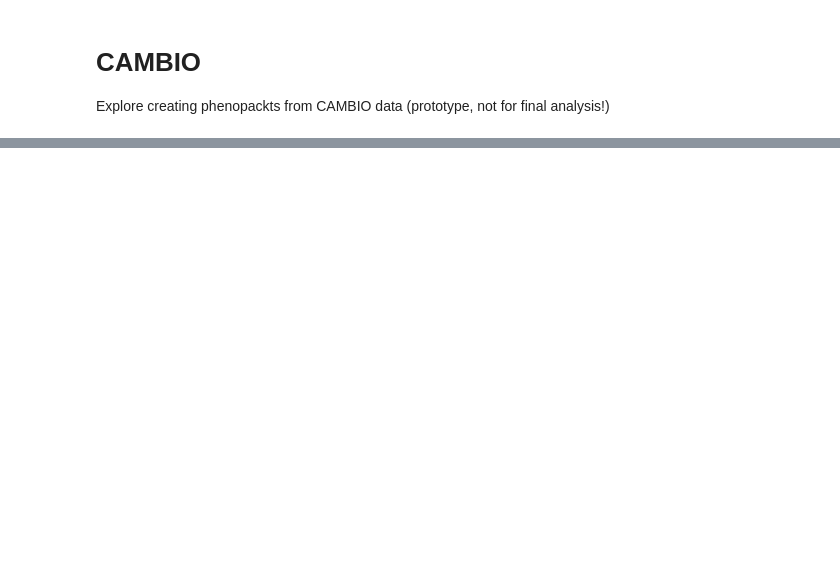
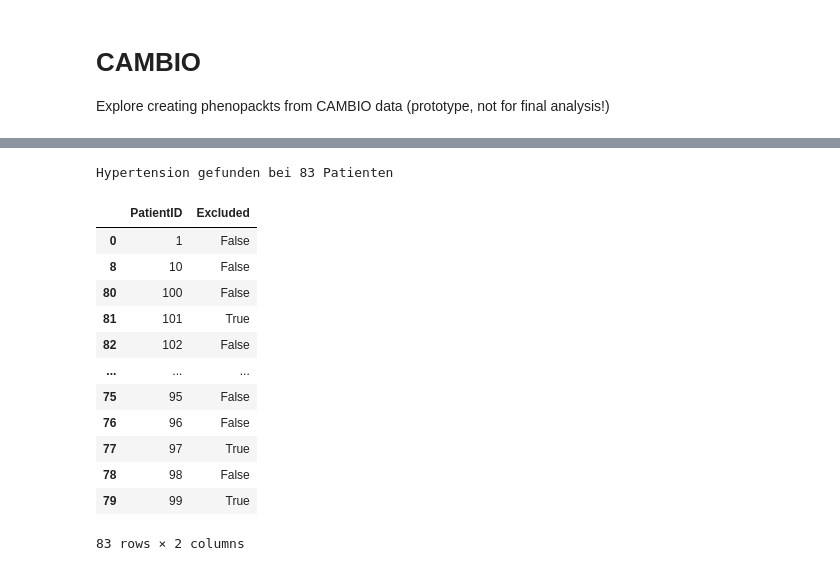
Before and after one commit to hannesur98/cambio-analysis, a Jupyter notebook: notebooks/cambio2ppkt.ipynb, the cells around one changed output, grey strips where cells are left out. Saved outputs shown, nothing was run; the diff lists cells and outputs as text; code cells hidden in the pictures; blank space fills up the shorter version.

```diff
--- a/notebooks/cambio2ppkt.ipynb
+++ b/notebooks/cambio2ppkt.ipynb
@@ -9,6 +7,6 @@ ImportError: cannot import name 'Cambio2Phenopacket' from 'cambio' (/Users/robin
 # %%
-input_file = "../../../Desktop/HPOstuff/2025_07_24_CAMBio_Tabelle.txt"
-# "../../../Documents/manuscripts/AMD/2025_07_24_CAMBio_Tabelle_für_Hannes_Urbat.txt"
+input_file = "/Users/hannes/Documents/cambio-analysis/2025_07_24_CAMBio_Tabelle_für_Hannes_Urbat.csv"
+# "../../../Documents/manuscripts/AMD/2025_07_24_CAMBio_Tabelle_für_Hannes_Urbat.csv"
 input_path = Path(input_file).resolve()
 cambio = Cambio(cambio_path=input_path)
 # %%
@@ -32,0 +51,32 @@ for k, v in ppkt_d.items():
+# %%
+# Phenopackets neu aufbauen
+cambio2ppkt = Cambio2Phenopacket(df=cambio._df_clean)
+cambio2ppkt.add_demographic_data()
+cambio2ppkt.add_hpo_columns()
+
+# Prüfen, ob Hypertension (HP:0000822) enthalten ist
+hits = []
+for pid, pkt in cambio2ppkt.get_ppkt_d().items():
+    for feat in getattr(pkt, "phenotypic_features", []):
+        if getattr(feat.type, "id", None) == "HP:0000822":
+            hits.append({"PatientID": pid, "Excluded": getattr(feat, "excluded", None)})
+
+print(f"Hypertension gefunden bei {len(hits)} Patienten")
+import pandas as pd
+if hits:
+    display(pd.DataFrame(hits).sort_values("PatientID"))
+# %% [output]
+Hypertension gefunden bei 83 Patienten
+|  | PatientID | Excluded |
+| 0 | 1 | False |
+| 8 | 10 | False |
+| 80 | 100 | False |
+| 81 | 101 | True |
+| 82 | 102 | False |
+| ... | ... | ... |
+| 75 | 95 | False |
+| 76 | 96 | False |
+| 77 | 97 | True |
+| 78 | 98 | False |
+| 79 | 99 | True |
+83 rows × 2 columns
```
Also changed, not shown: parts of 5 cells of this notebook, 2 other files.
